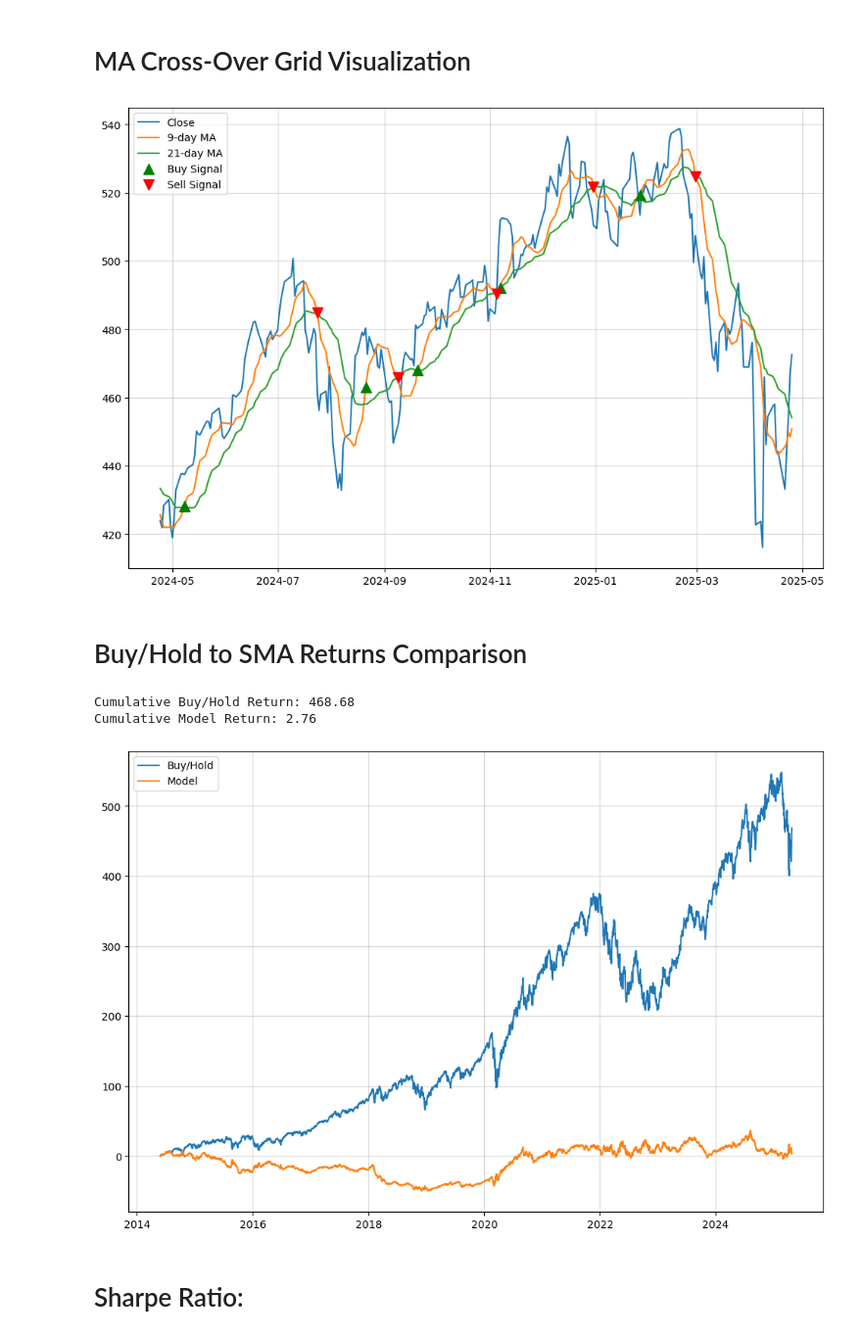
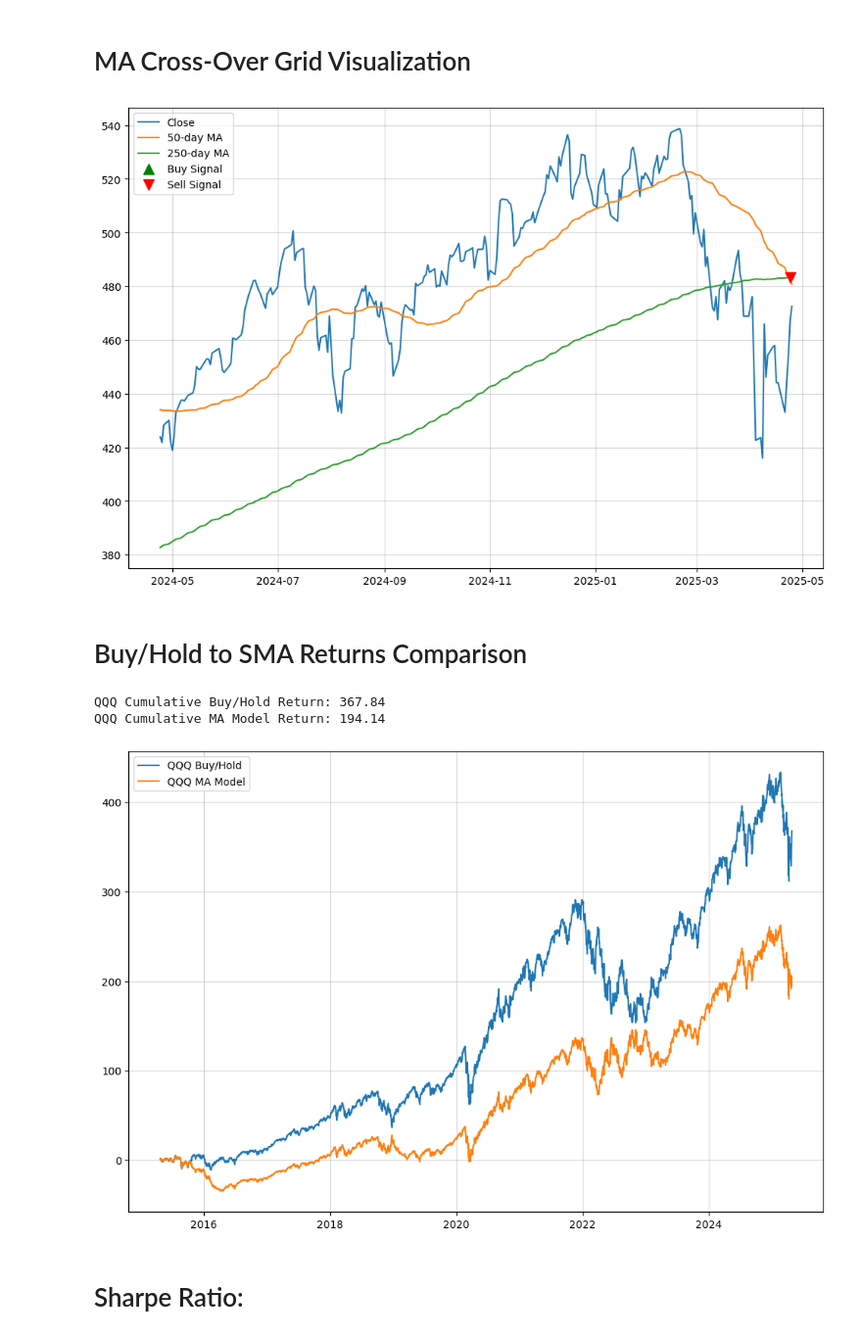
Before and after one commit to FilBillions/simple-moving-average, a Jupyter notebook: Simple_MA.ipynb, the cells around one changed output. Shown at 98% size. Cells and saved outputs as stored; diff of their text form; code cells hidden in the pictures.

```diff
--- a/Simple_MA.ipynb
+++ b/Simple_MA.ipynb
@@ -34,5 +30,5 @@ YF.download() has changed argument auto_adjust default to True
 # %% [markdown]
 # Complete Table Creation
 # %%
-#QQQ_table = Table(QQQ)
-#QQQ_table.gen_table()
+QQQ_ma_table = MovingAverageTable(QQQ, ma1 = 50, ma2 = 250)
+QQQ_ma_table.gen_table()
@@ -39,3 +49,0 @@ YF.download() has changed argument auto_adjust default to True
-# %%
-QQQ_ma_table = MovingAverageTable(QQQ, ma1, ma2)
-QQQ_ma_table.gen_table()
@@ -59,15 +52,16 @@ QQQ_ma_table.gen_table()
 # %%
 QQQ_ma_table.gen_ma_cross_visual(model_days)
 # %% [output]
-[figure, old version]
+[figure, new version]
 # %% [markdown]
 # Buy/Hold to SMA Returns Comparison
 # %%
-QQQ_ma_table.gen_buyhold_comp()
+QQQ_ma_table.print_cumulative_return("QQQ")
+QQQ_ma_table.gen_buyhold_comp("QQQ")
 # %% [output]
-Cumulative Buy/Hold Return: 468.68
-Cumulative Model Return: 2.76
+QQQ Cumulative Buy/Hold Return: 367.84
+QQQ Cumulative MA Model Return: 194.14
-[figure, old version]
+[figure, new version]
 # %% [markdown]
 # Sharpe Ratio:
 # %%
```
Also changed, not shown: parts of 4 cells of this notebook, 2 other files.
